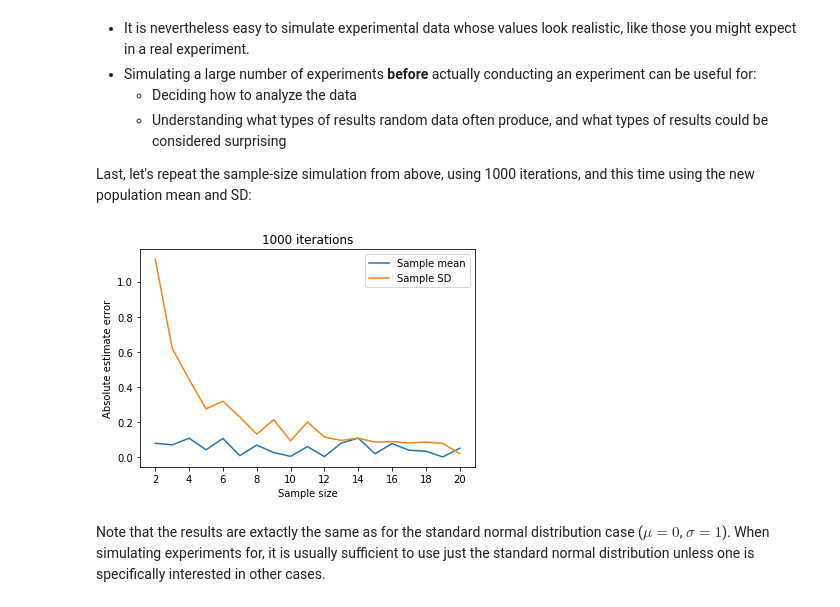
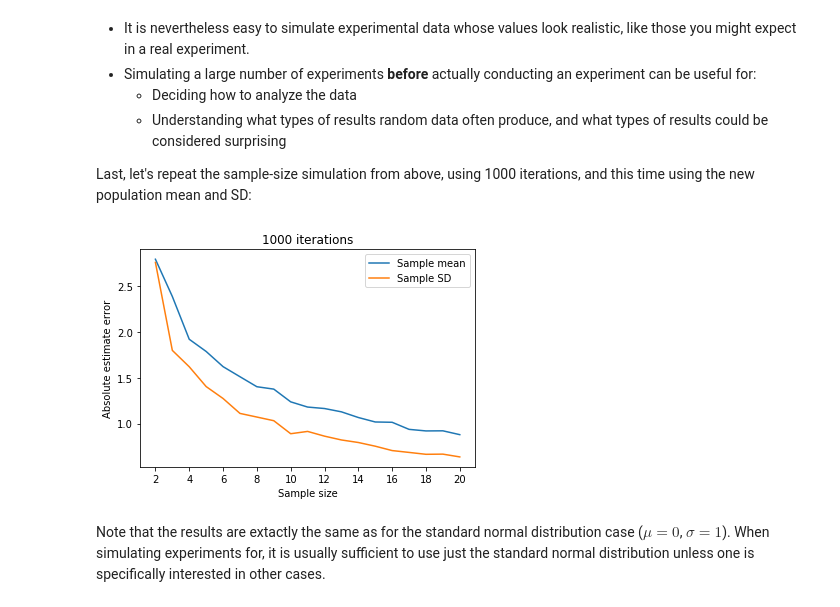
Before and after one commit to 0todd0000/ISB2019StatisticsTutorial, a Jupyter notebook: Notebooks/Python-nb/1_Simulating_Experiments.ipynb, the cells around one changed output. Saved outputs shown, nothing was run; the diff lists cells and outputs as text; code cells hidden in the pictures.

```diff
--- a/Notebooks/Python-nb/1_Simulating_Experiments.ipynb
+++ b/Notebooks/Python-nb/1_Simulating_Experiments.ipynb
@@ -222,32 +227,32 @@ Last, let's repeat the sample-size simulation from above, using 1000 iterations,
 # %%
 np.random.seed(0)
 Js    = np.arange(2, 21)      #sample sizes
 mu    = 70                    #population mean
 sigma = 5                     #population SD
 niter = 1000                  #number of iterations per sample size
 ybar  = np.empty( (Js.size, niter) )
 s     = np.empty( (Js.size, niter) )
 for i,J in enumerate(Js):
     for ii in range(niter):
         y          = mu + sigma * np.random.randn(J)
         ybar[i,ii] = y.mean()
         s[i,ii]    = y.std(ddof=1)
 
 
-ybar_error = np.abs( ybar.mean(axis=1) - mu )   #absolute error for the mean estimate (averaged across iterations)
-s_error    = np.abs( (s-sigma).mean(axis=1) )  #absolute error for the SD estimate (averaged across iterations)
+ybar_error = np.abs( ybar - mu ).mean(axis=1)   #absolute error for the mean estimate (averaged across iterations)
+s_error    = np.abs( (s-sigma) ).mean(axis=1)   #absolute error for the SD estimate (averaged across iterations)
 
 ax = pyplot.axes()
 ax.plot(Js, ybar_error, label='Sample mean')
 ax.plot(Js, s_error, label='Sample SD')
 ax.set_xticks( np.arange(2, 21, 2) )
 ax.set_xlabel('Sample size')
 ax.set_ylabel('Absolute estimate error')
 ax.set_title('%d iterations' %niter)
 ax.legend()
 pyplot.show()
 # %% [output]
-[figure, old version]
+[figure, new version]
 # %% [markdown]
 Note that the results are extactly the same as for the standard normal distribution case ($\mu=0$, $\sigma=1$). When simulating experiments for, it is usually sufficient to use just the standard normal distribution unless one is specifically interested in other cases.
 # %% [markdown]
```
Also changed, not shown: parts of 7 cells of this notebook, 11 other files.
